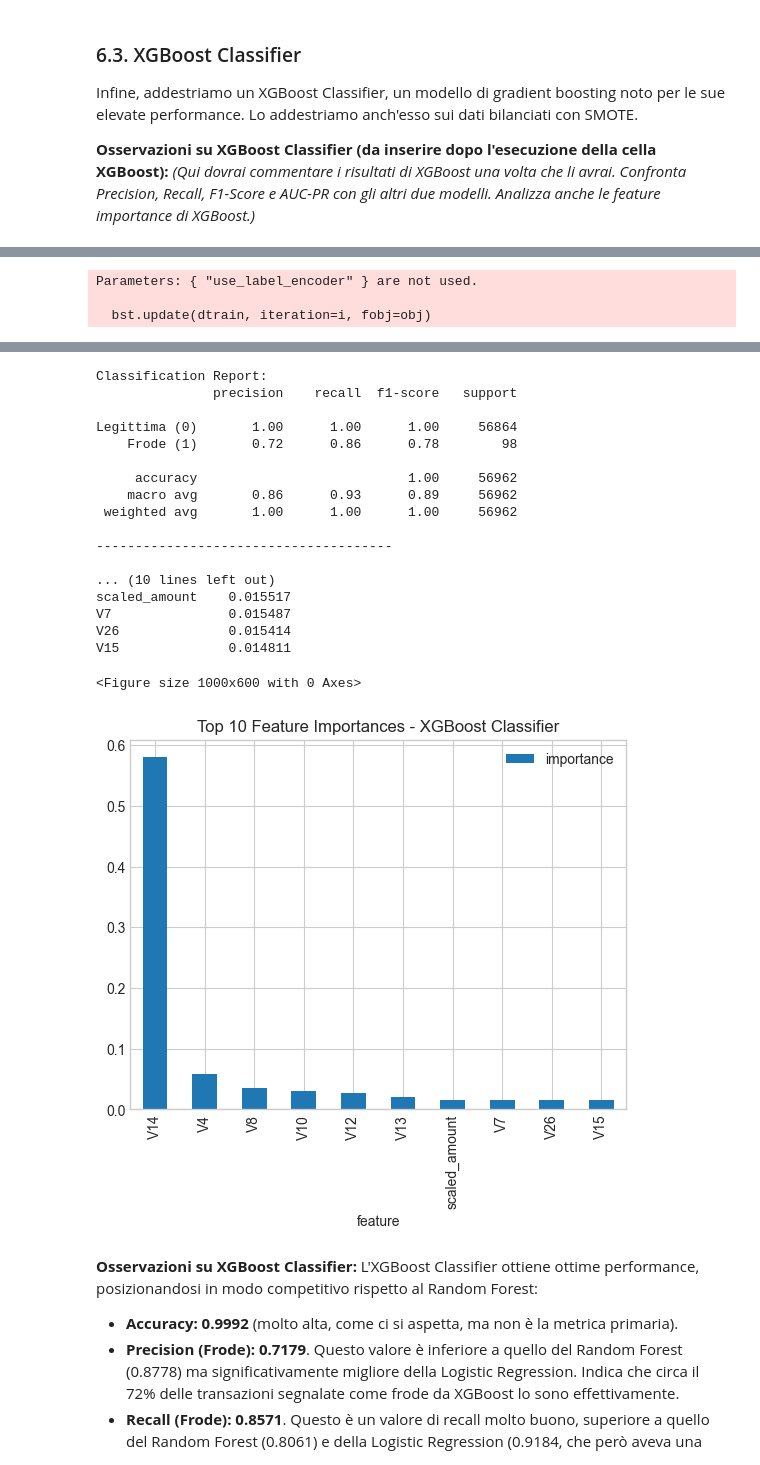
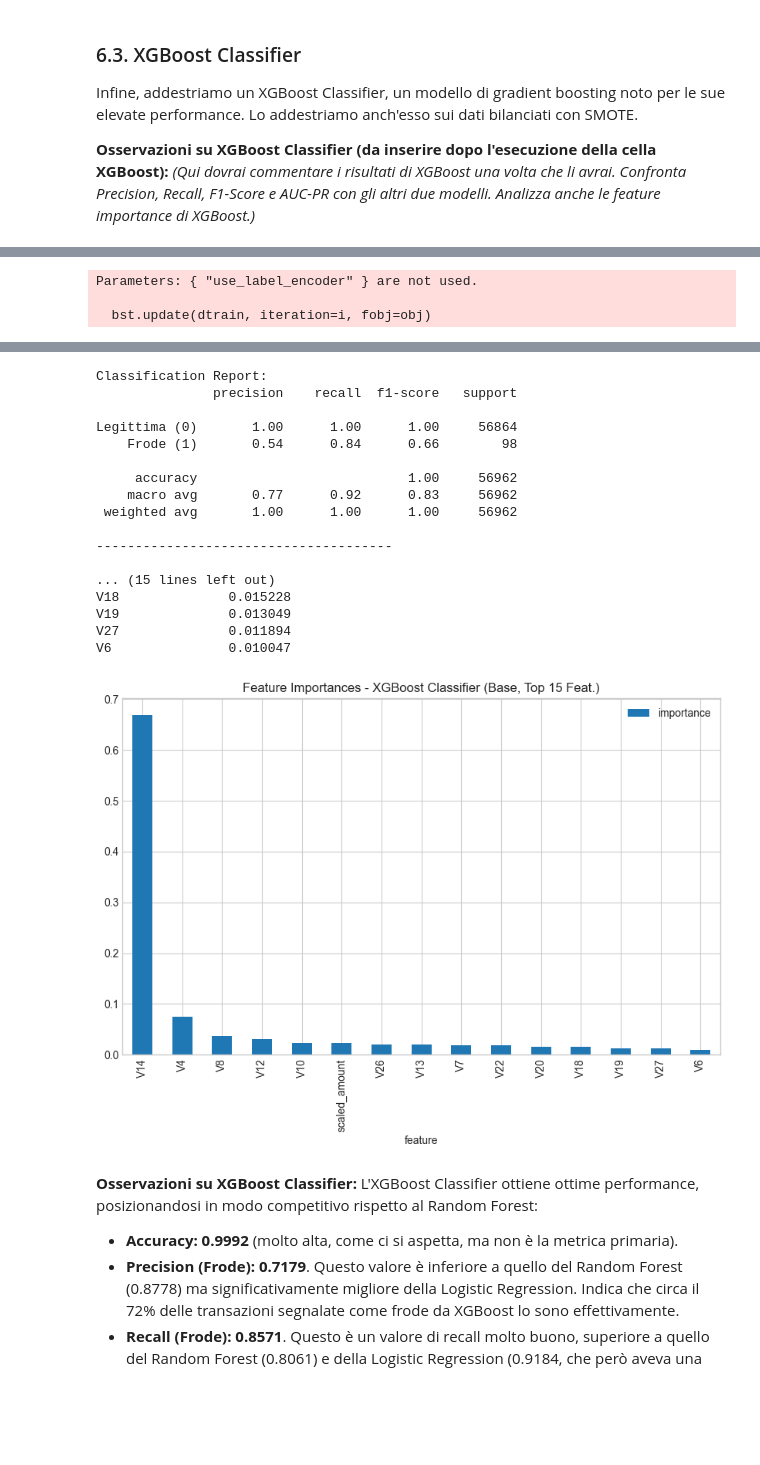
Before and after one commit to alevu3344/PDADI, a Jupyter notebook: notebooks/credit.ipynb, the cells around one changed output, grey strips where cells are left out. Saved outputs shown, nothing was run; the diff lists cells and outputs as text; code cells hidden in the pictures; blank space fills up the shorter version.

```diff
--- a/notebooks/credit.ipynb
+++ b/notebooks/credit.ipynb
@@ -60,7 +60,7 @@ Procediamo con il caricamento e una prima ispezione del dataset.
 # Caricamento del dataset
 try:
     #read ../data/creditcard.csv
-    df = pd.read_csv('../data/creditcard.csv')
+    df = pd.read_csv('data/creditcard.csv')
     print("Dataset caricato con successo.")
     print(f"Dimensioni del dataset: {df.shape}")
 except FileNotFoundError:
@@ -559,41 +606,43 @@ Infine, addestriamo un XGBoost Classifier, un modello di gradient boosting noto
 **Osservazioni su XGBoost Classifier (da inserire dopo l'esecuzione della cella XGBoost):**
 *(Qui dovrai commentare i risultati di XGBoost una volta che li avrai. Confronta Precision, Recall, F1-Score e AUC-PR con gli altri due modelli. Analizza anche le feature importance di XGBoost.)*
 # %%
-# Aggiungiamo XGBoost come terzo modello
-import xgboost as xgb
+# File: model_xgboost_base.py
+# Assumere X_train_smote_fs, y_train_smote, X_test_fs, y_test, evaluate_model, model_results, N_FEATURES_TO_SELECT,
+# xgb, pd, plt, sns siano importati/definiti.
 
-# Definiamo il modello XGBoost
-# Per dataset sbilanciati, scale_pos_weight è un parametro utile se NON si usa SMOTE.
-# Dato che usiamo X_train_smote (già bilanciato), non è strettamente necessario,
-# ma possiamo comunque usarlo o impostarlo a 1, oppure ometterlo.
-# Per coerenza con l'approccio Random Forest dove usiamo SMOTE, alleniamo XGBoost su X_train_smote.
-xgb_model = xgb.XGBClassifier(
-    objective='binary:logistic', # Obiettivo per classificazione binaria
-    eval_metric='aucpr',         # Metrica di valutazione per l'early stopping (se usato)
-    use_label_encoder=False,     # Per evitare warning con versioni recenti
+print(f"--- Addestramento XGBoost Classifier (Base, Top {N_FEATURES_TO_SELECT} Feat., SMOTE) ---")
+xgb_model_base_fs = xgb.XGBClassifier(
+    objective='binary:logistic',
+    eval_metric='aucpr',
+    use_label_encoder=False,
     random_state=42
 )
+xgb_model_base_fs.fit(X_train_smote_fs, y_train_smote)
 
-print("\n--- Addestramento XGBoost Classifier (con SMOTE) ---")
-xgb_model.fit(X_train_smote, y_train_smote)
+y_pred_xgb_base_fs = xgb_model_base_fs.predict(X_test_fs)
+y_pred_proba_xgb_base_fs = xgb_model_base_fs.predict_proba(X_test_fs)
 
-y_pred_xgb = xgb_model.predict(X_test)
-y_pred_proba_xgb = xgb_model.predict_proba(X_test)
+results_xgb_base_fs = evaluate_model(
+    y_test,
+    y_pred_xgb_base_fs,
+    y_pred_proba_xgb_base_fs,
+    f"XGBoost Classifier (Base, Top {N_FEATURES_TO_SELECT} Feat., SMOTE)"
+)
+# Rimuovi vecchi risultati XGB base e aggiungi il nuovo
+model_results = [res for res in model_results if not res['model'].startswith("XGBoost Classifier (Base")]
+model_results = [res for res in model_results if not res['model'].startswith("XGBoost Classifier (con SMOTE)")]
+model_results = [res for res in model_results if not res['model'].startswith("XGBoost Classifier (Top")]
+model_results.append(results_xgb_base_fs)
 
-results_xgb = evaluate_model(y_test, y_pred_xgb, y_pred_proba_xgb, "XGBoost Classifier (con SMOTE)")
-model_results.append(results_xgb)
-
-# Analisi Feature Importances per XGBoost
-importances_xgb = pd.DataFrame({
-    'feature': X_train.columns,
-    'importance': xgb_model.feature_importances_
+# Analisi Feature Importances
+importances_xgb_model_base_fs = pd.DataFrame({
+    'feature': X_train_smote_fs.columns,
+    'importance': xgb_model_base_fs.feature_importances_
 })
-importances_xgb = importances_xgb.sort_values('importance', ascending=False).set_index('feature')
-print("\nFeature Importances (XGBoost Classifier):")
-print(importances_xgb.head(10))
-
-plt.figure(figsize=(10,6))
-importances_xgb.head(10).plot(kind='bar')
-plt.title('Top 10 Feature Importances - XGBoost Classifier')
+importances_xgb_model_base_fs = importances_xgb_model_base_fs.sort_values('importance', ascending=False).set_index('feature')
+print(f"\nFeature Importances (XGBoost Classifier Base, Top {N_FEATURES_TO_SELECT} Feat.):")
+print(importances_xgb_model_base_fs.head(N_FEATURES_TO_SELECT))
+importances_xgb_model_base_fs.plot(kind='bar', figsize=(10,6))
+plt.title(f'Feature Importances - XGBoost Classifier (Base, Top {N_FEATURES_TO_SELECT} Feat.)')
 plt.show()
 # %% [output]
@@ -611,25 +660,24 @@ Average Precision (AUC-PR): 0.8673
 
 Confusion Matrix:
 [figure]
 Classification Report:
                precision    recall  f1-score   support
 
 Legittima (0)       1.00      1.00      1.00     56864
-    Frode (1)       0.72      0.86      0.78        98
+    Frode (1)       0.54      0.84      0.66        98
 
      accuracy                           1.00     56962
-    macro avg       0.86      0.93      0.89     56962
+    macro avg       0.77      0.92      0.83     56962
  weighted avg       1.00      1.00      1.00     56962
 
 --------------------------------------
 
-... (10 lines left out)
-scaled_amount    0.015517
-V7               0.015487
-V26              0.015414
-V15              0.014811
+... (15 lines left out)
+V18              0.015228
+V19              0.013049
+V27              0.011894
+V6               0.010047
-<Figure size 1000x600 with 0 Axes>
-[figure, old version]
+[figure, new version]
 # %% [markdown]
 **Osservazioni su XGBoost Classifier:**
 L'XGBoost Classifier ottiene ottime performance, posizionandosi in modo competitivo rispetto al Random Forest:
```
Also changed, not shown: parts of 11 cells of this notebook, 1 other file.
